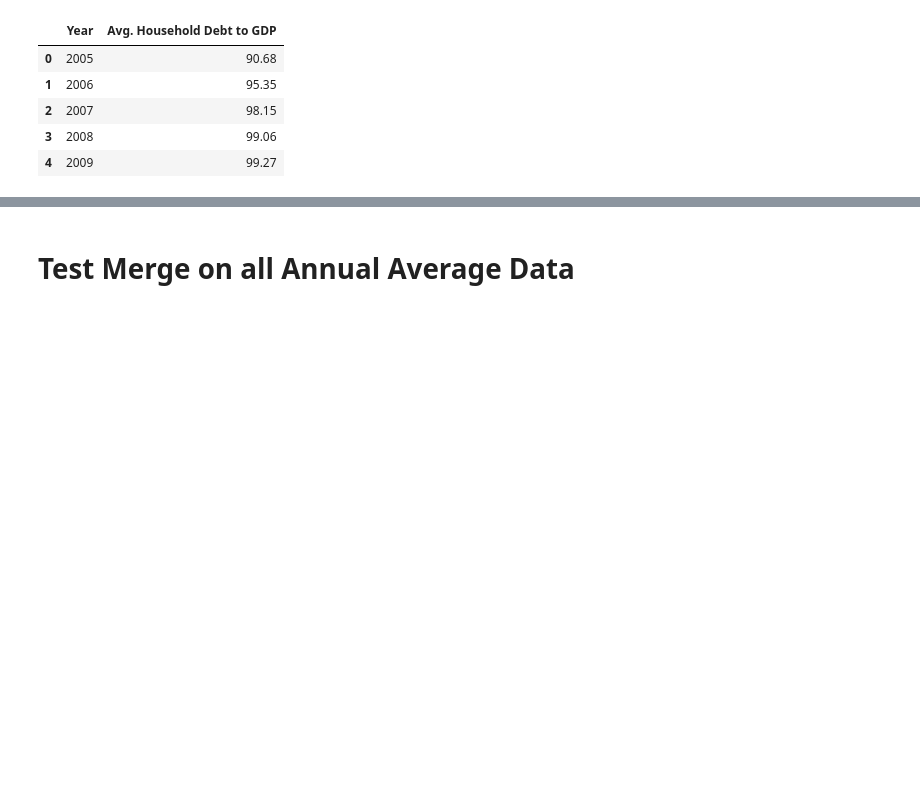
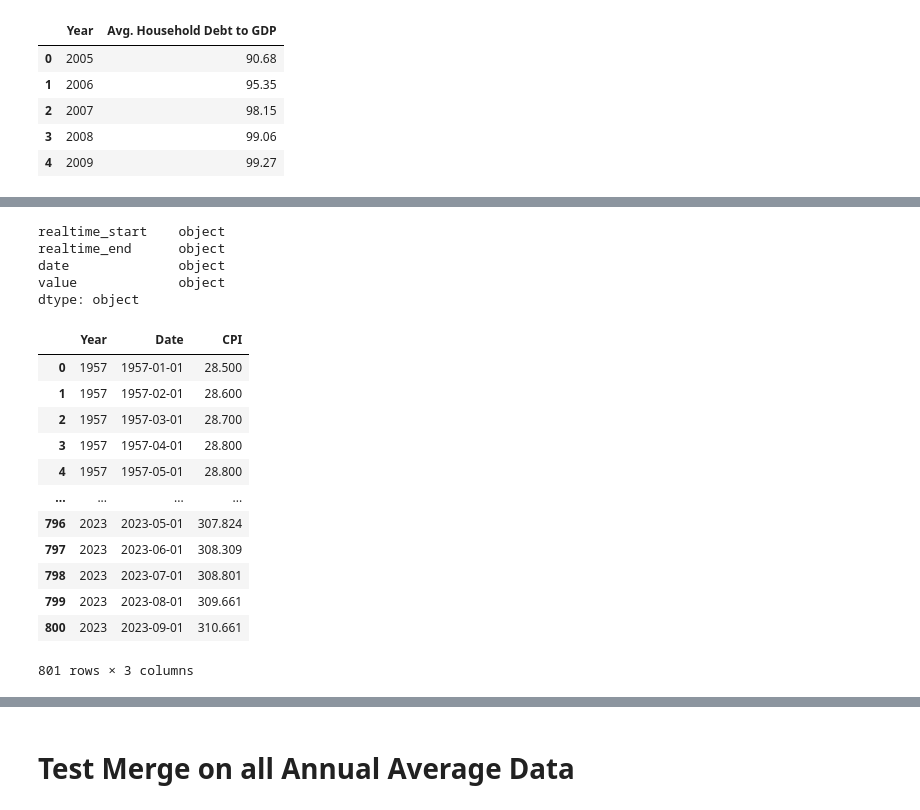
Before and after one commit to njlanger/Project1_Grp3, a Jupyter notebook: input_data/raw_fred_data.ipynb, the cells around one changed output, grey strips where cells are left out. Saved outputs shown, nothing was run; the diff lists cells and outputs as text; code cells hidden in the pictures; blank space fills up the shorter version.

```diff
--- a/input_data/raw_fred_data.ipynb
+++ b/input_data/raw_fred_data.ipynb
@@ -344,0 +368,30 @@ avg_household_debt_to_gdp_df.head()
+# %%
+
+# Creating dataframe from FRED library
+cpi_df = fred.get_series_df("CPILFESL")
+cpi_df.dtypes
+# %% [output]
+realtime_start    object
+realtime_end      object
+date              object
+value             object
+dtype: object
+# %%
+# Adding column label to dataframe
+
+cpi_df_1 = reformat_fred_df(cpi_df, "CPI")
+cpi_df_1
+# %% [output]
+|  | Year | Date | CPI |
+| 0 | 1957 | 1957-01-01 | 28.500 |
+| 1 | 1957 | 1957-02-01 | 28.600 |
+| 2 | 1957 | 1957-03-01 | 28.700 |
+| 3 | 1957 | 1957-04-01 | 28.800 |
+| 4 | 1957 | 1957-05-01 | 28.800 |
+| ... | ... | ... | ... |
+| 796 | 2023 | 2023-05-01 | 307.824 |
+| 797 | 2023 | 2023-06-01 | 308.309 |
+| 798 | 2023 | 2023-07-01 | 308.801 |
+| 799 | 2023 | 2023-08-01 | 309.661 |
+| 800 | 2023 | 2023-09-01 | 310.661 |
+801 rows × 3 columns
```
Also changed, not shown: parts of 14 cells of this notebook, 1 other file.
